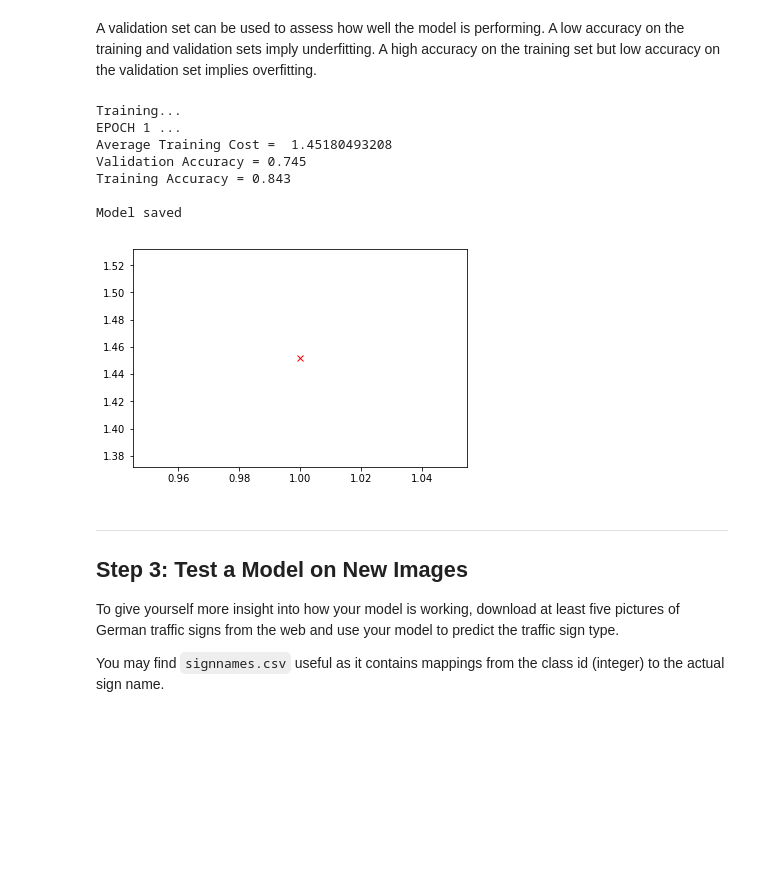
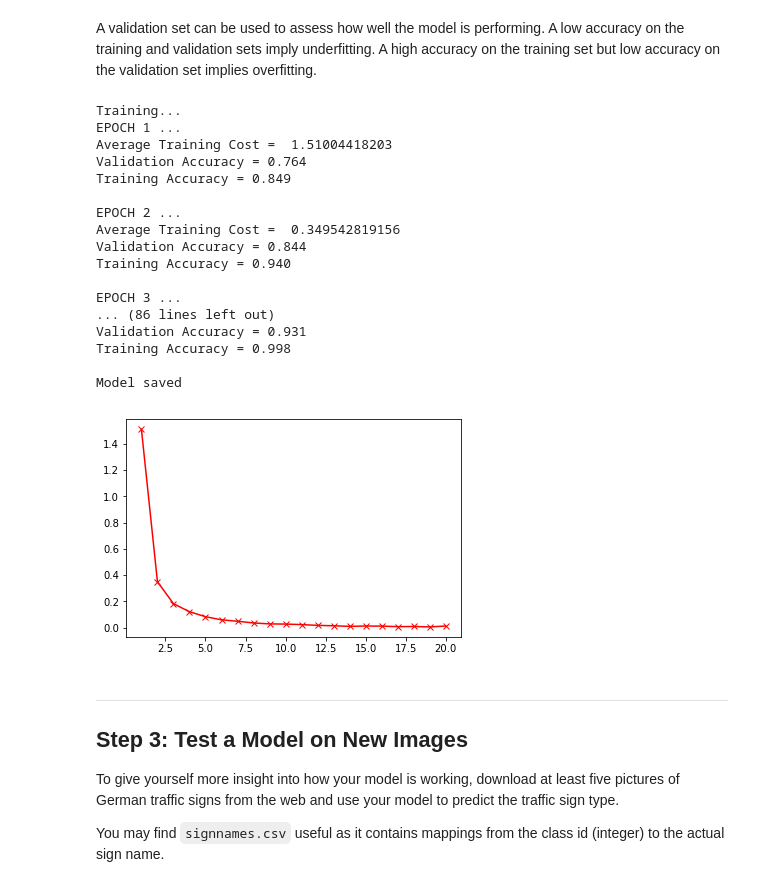
Before and after one commit to Thayjes/Traffic-Sign-Classifier, a Jupyter notebook: Traffic_Sign_Classifier_AWS2.1.ipynb, the cells around one changed output. Drawn from its saved outputs; the diff is of its cells as text; code cells hidden in the pictures; blank space fills up the shorter version.

```diff
--- a/Traffic_Sign_Classifier_AWS2.1.ipynb
+++ b/Traffic_Sign_Classifier_AWS2.1.ipynb
@@ -350,7 +350,7 @@ def evaluate(X_data, y_data):
         total_accuracy += (accuracy * len(batch_x))
     return total_accuracy / num_examples
 # %%
-EPOCHS = 1
+EPOCHS = 20
 BATCH_SIZE = 128
 development = False
 tc = []
@@ -370,38 +370,48 @@ with tf.Session() as sess:
         avg_valid_cost = 0
         X_train, y_train = shuffle(X_train, y_train)
         for offset in range(0, num_examples, BATCH_SIZE):
             end = offset + BATCH_SIZE
             batch_x, batch_y = X_train[offset:end], y_train[offset:end]
 
             sess.run([training_operation], feed_dict={x: batch_x, y: batch_y})
             #print(sess.run(conv1_W))
             train_cost = sess.run(loss_operation, feed_dict={x:batch_x, y:batch_y})
             avg_train_cost += train_cost/ (num_batches)
 
         #valid_cost = sess.run(loss_operation, feed_dict={x:X_valid, y:y_valid})
         epochs.append(i+1)
         tc.append(avg_train_cost)
         #vc.append(valid_cost)
         validation_accuracy = evaluate(X_valid, y_valid)
         training_accuracy = evaluate(X_train[:(num_examples)], y_train[:(num_examples)])
         print("EPOCH {} ...".format(i+1))
         print("Average Training Cost = ", avg_train_cost)
         #print("Validation Cost = ", valid_cost)
         print("Validation Accuracy = {:.3f}".format(validation_accuracy))
         print("Training Accuracy = {:.3f}".format(training_accuracy))
         print()
     plt.plot(epochs, tc, 'r-x')#, plt.plot(epochs, vc, 'b-x'), plt.show()
-    saver.save(sess, './lenet.ckpt')
+    saver.save(sess, './lenetEpoch(20)Rate(1e-3).ckpt')
     print("Model saved")
 # %% [output]
 Training...
 EPOCH 1 ...
-Average Training Cost =  1.45180493208
-Validation Accuracy = 0.745
-Training Accuracy = 0.843
+Average Training Cost =  1.51004418203
+Validation Accuracy = 0.764
+Training Accuracy = 0.849
+
+EPOCH 2 ...
+Average Training Cost =  0.349542819156
+Validation Accuracy = 0.844
+Training Accuracy = 0.940
+
+EPOCH 3 ...
+... (86 lines left out)
+Validation Accuracy = 0.931
+Training Accuracy = 0.998
 
 Model saved
-[figure, old version]
+[figure, new version]
 # %%
 # Here we need to find the testing accuracy. After we have decided on the network architecture and hyperparameters.
 # We load the trained network and variables. And run it on the test set.
```
Also changed, not shown: parts of 5 cells of this notebook.
